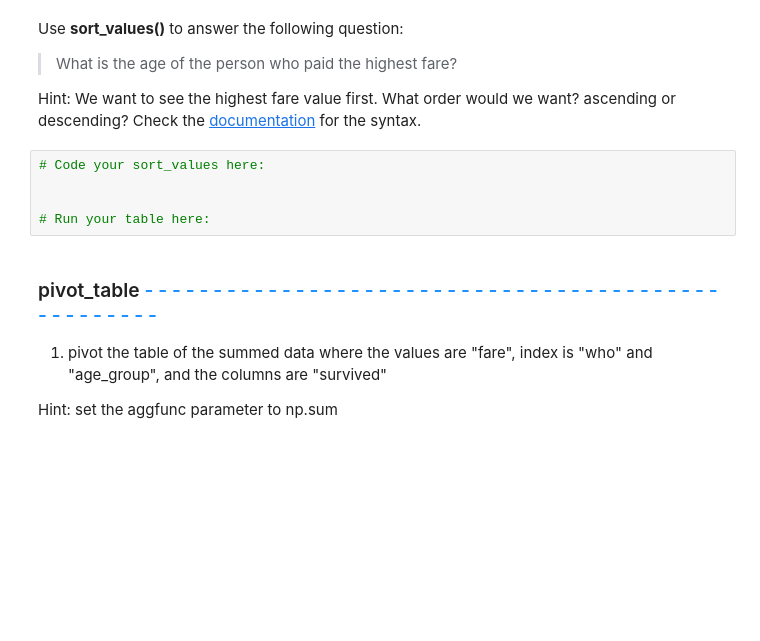
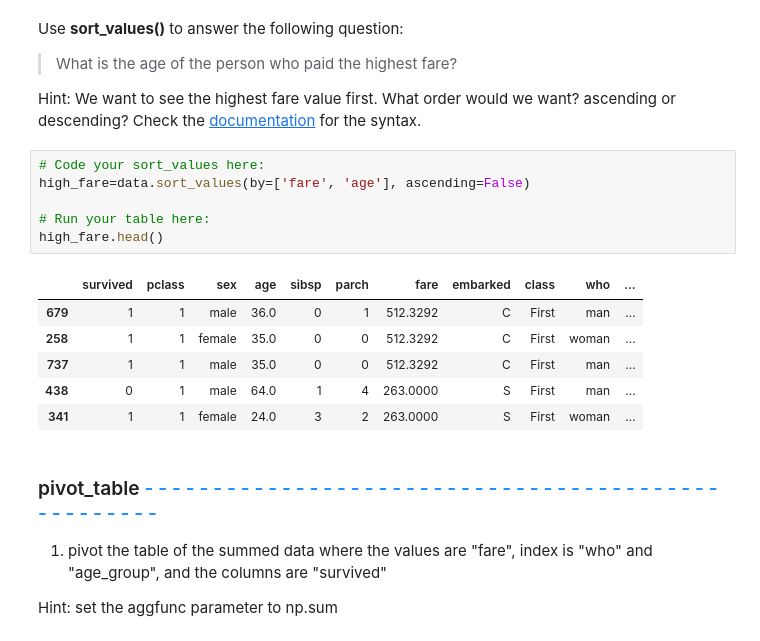
Before and after one commit to rpursley0/DataManipulation, a Jupyter notebook: DataManipulationWorkbook.ipynb, the cells around one changed output. Saved outputs shown, nothing was run; the diff lists cells and outputs as text; blank space fills up the shorter version.

```diff
--- a/DataManipulationWorkbook.ipynb
+++ b/DataManipulationWorkbook.ipynb
@@ -398,9 +399,17 @@ Use **sort_values()** to answer the following question:
 Hint: We want to see the highest fare value first. What order would we want? ascending or descending?  Check the [documentation](https://pandas.pydata.org/docs/reference/api/pandas.DataFrame.sort_values.html?highlight=sort_values#pandas.DataFrame.sort_values) for the syntax.
 # %%
 # Code your sort_values here:
-
+high_fare=data.sort_values(by=['fare', 'age'], ascending=False)
 
 # Run your table here:
+high_fare.head()
+# %% [output]
+|  | survived | pclass | sex | age | sibsp | parch | fare | embarked | class | who | ... |
+| 679 | 1 | 1 | male | 36.0 | 0 | 1 | 512.3292 | C | First | man | ... |
+| 258 | 1 | 1 | female | 35.0 | 0 | 0 | 512.3292 | C | First | woman | ... |
+| 737 | 1 | 1 | male | 35.0 | 0 | 0 | 512.3292 | C | First | man | ... |
+| 438 | 0 | 1 | male | 64.0 | 1 | 4 | 263.0000 | S | First | man | ... |
+| 341 | 1 | 1 | female | 24.0 | 3 | 2 | 263.0000 | S | First | woman | ... |
 # %% [markdown]
 ### pivot_table <span style="color:dodgerblue;"> - - - - - - - - - - - - - - - - - - - - - - - - - - - - - - - - - - - - - - - - - - - - - - - - - - - </span>
 1. pivot the table of the summed data where the values are "fare", index is "who" and "age_group", and the columns are "survived"
```
Also changed, not shown: parts of 2 cells of this notebook.
